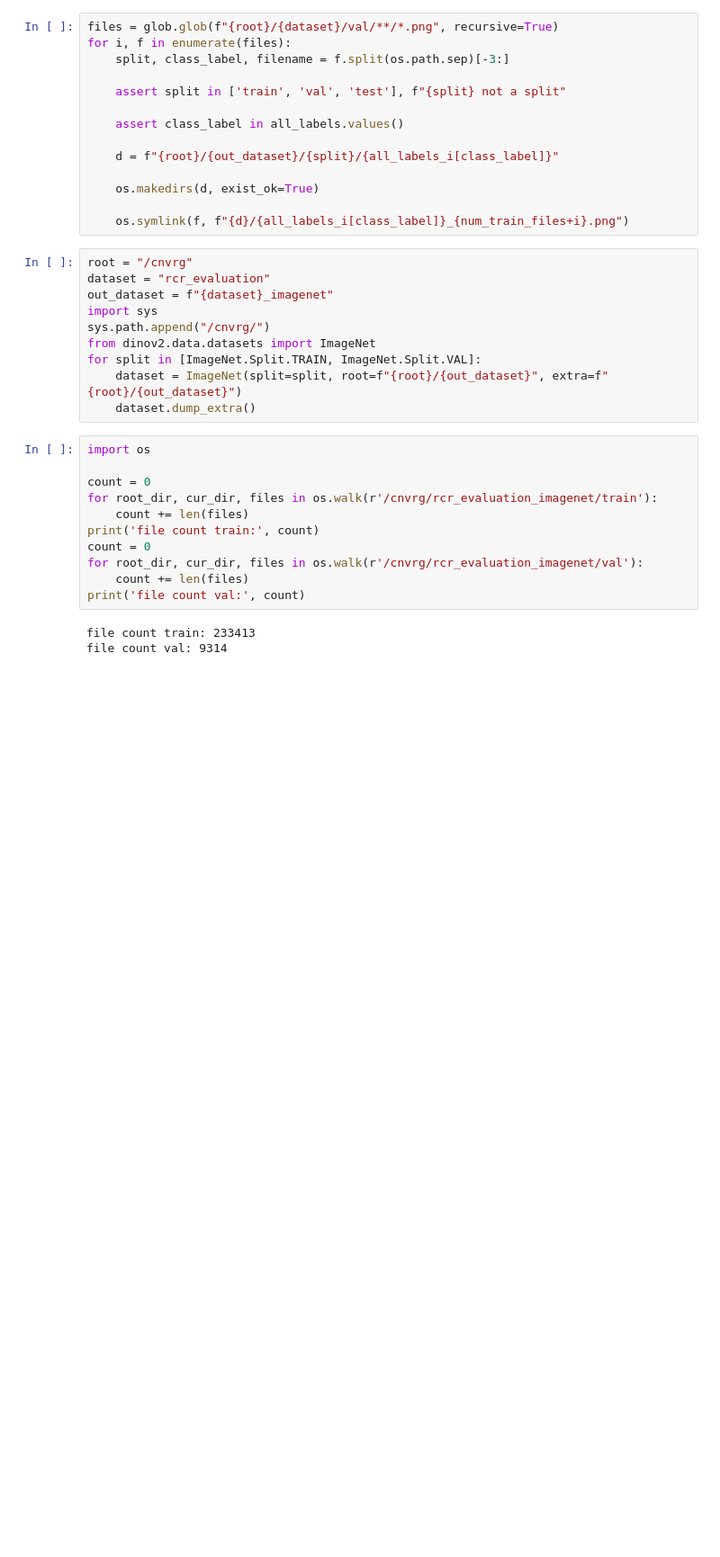
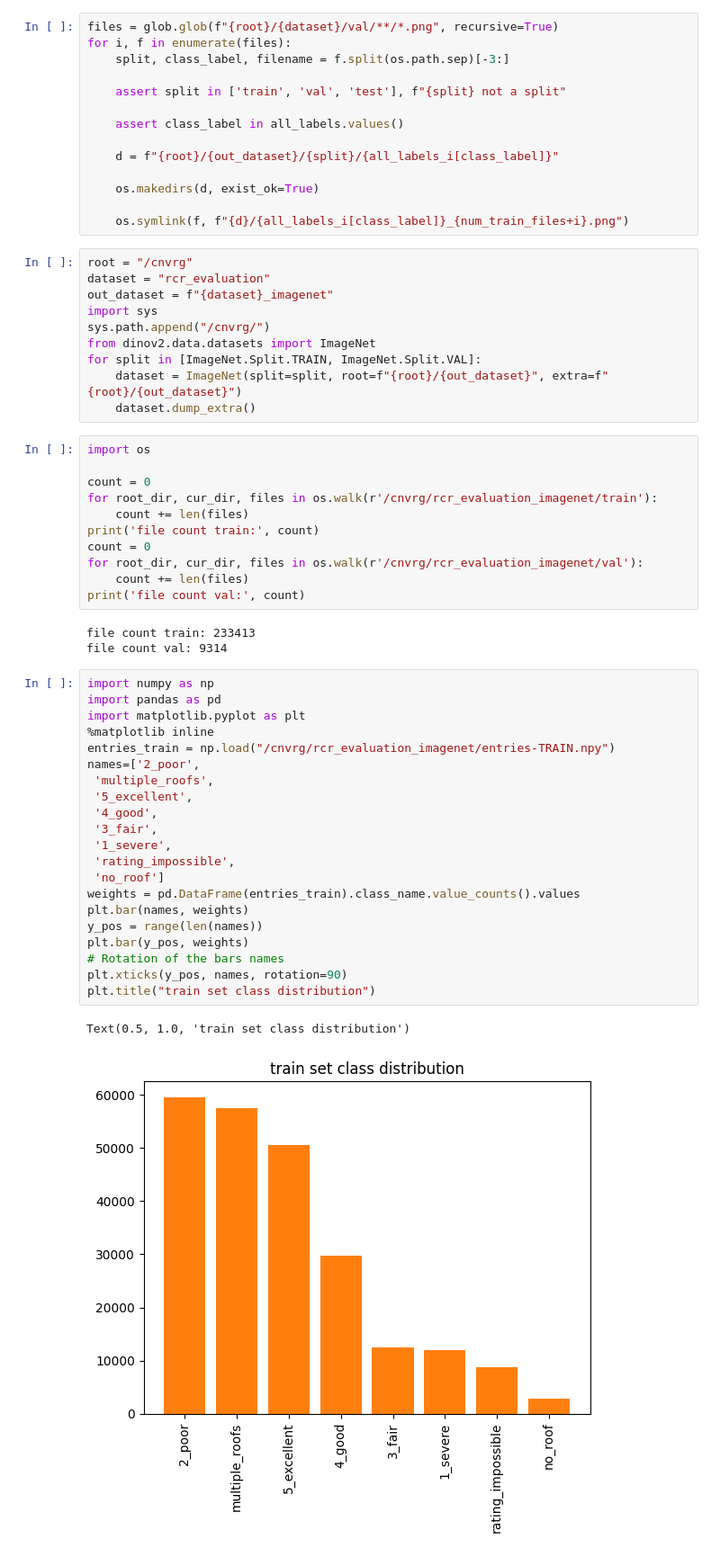
Before and after one commit to vikrant-kamble/dinov2, a Jupyter notebook: notebooks/rcr_preparation_e2e.ipynb, the cells around one changed output. Shown: that part at 90% size. Saved outputs shown, nothing was run; the diff lists cells and outputs as text; blank space fills up the shorter version.

```diff
--- a/notebooks/rcr_preparation_e2e.ipynb
+++ b/notebooks/rcr_preparation_e2e.ipynb
@@ -289,3 +289,27 @@ print('file count val:', count)
 # %% [output]
 file count train: 233413
 file count val: 9314
+# %%
+import numpy as np
+import pandas as pd
+import matplotlib.pyplot as plt
+%matplotlib inline
+entries_train = np.load("/cnvrg/rcr_evaluation_imagenet/entries-TRAIN.npy")
+names=['2_poor',
+ 'multiple_roofs',
+ '5_excellent',
+ '4_good',
+ '3_fair',
+ '1_severe',
+ 'rating_impossible',
+ 'no_roof']
+weights = pd.DataFrame(entries_train).class_name.value_counts().values
+plt.bar(names, weights)
+y_pos = range(len(names))
+plt.bar(y_pos, weights)
+# Rotation of the bars names
+plt.xticks(y_pos, names, rotation=90)
+plt.title("train set class distribution")
+# %% [output]
+Text(0.5, 1.0, 'train set class distribution')
+[figure, added]
```
Also changed, not shown: parts of 1 cell of this notebook.
